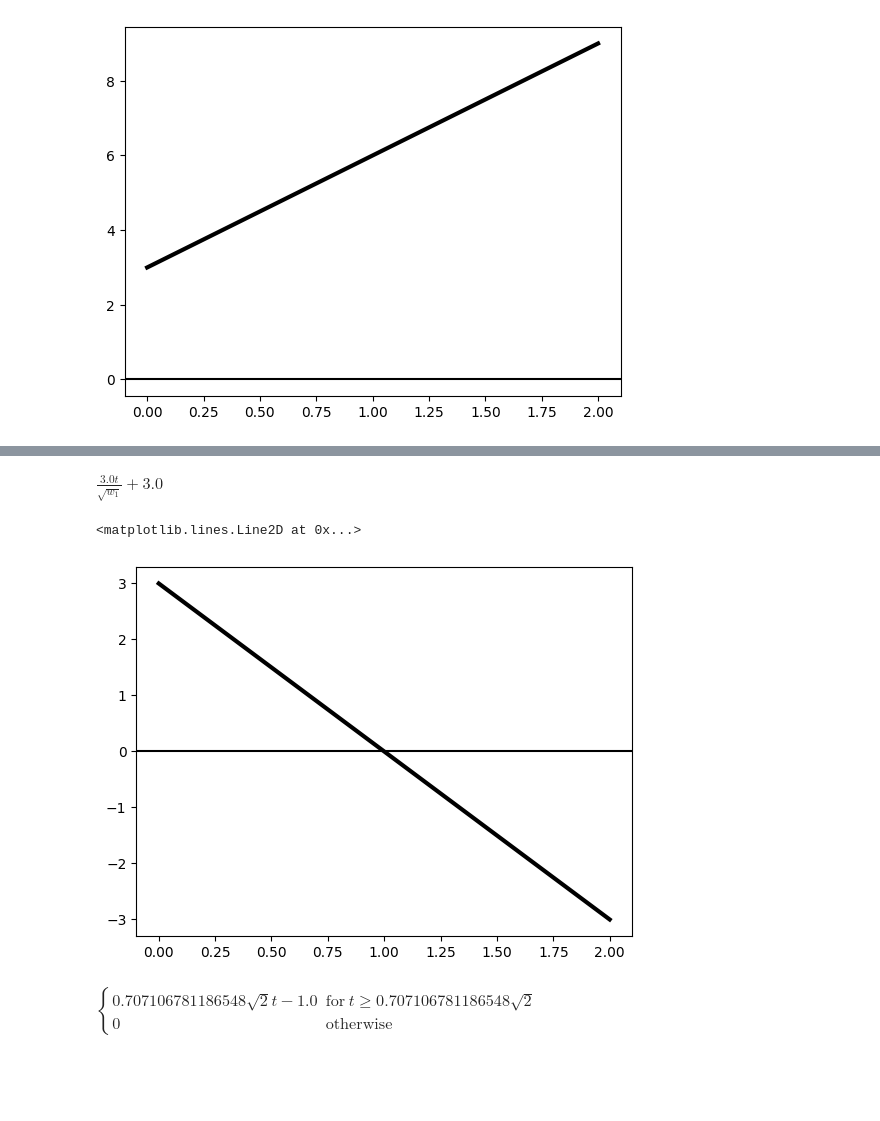
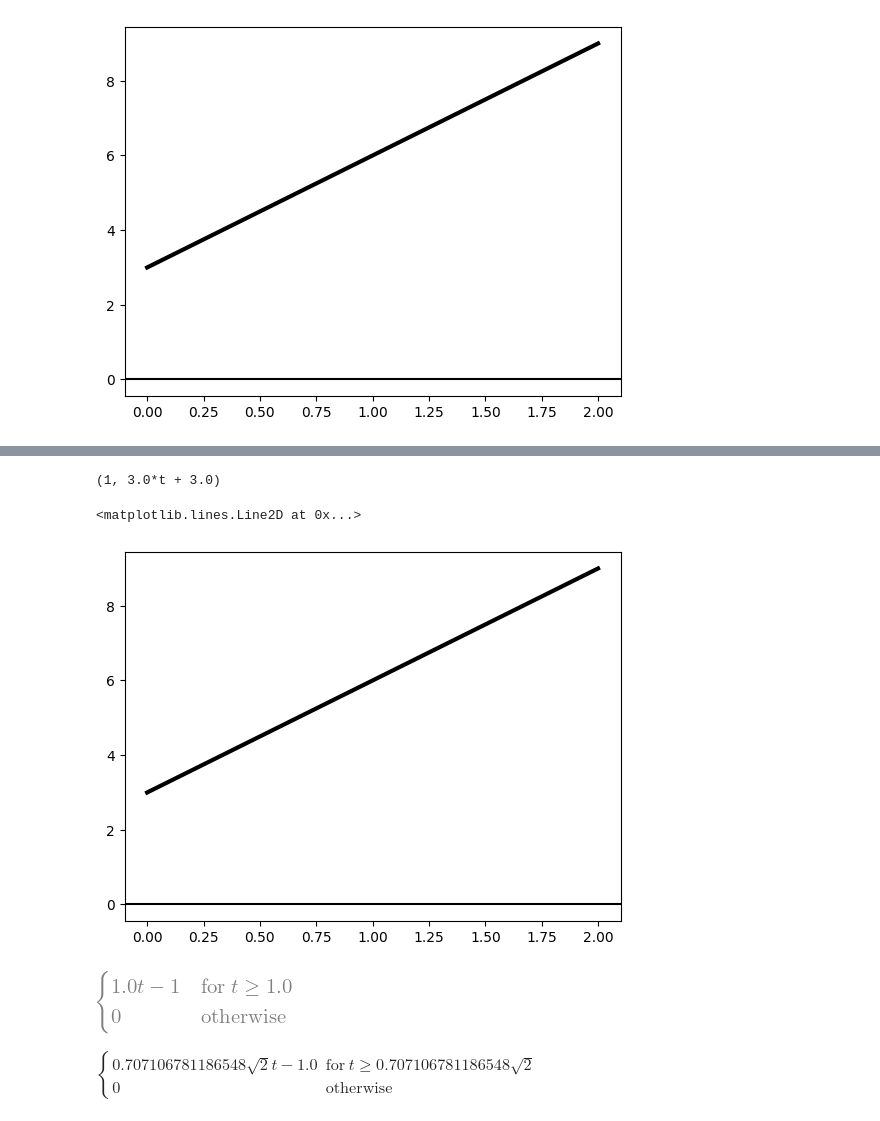
Before and after one commit to kumiori/indiscrete, a Jupyter notebook: playground/discrete-bar-symbolic.ipynb, the cells around one changed output, grey strips where cells are left out. Drawn from its saved outputs; the diff is of its cells as text; code cells hidden in the pictures; blank space fills up the shorter version.

Commit message:
cleaning bifurcation scripts

```diff
--- a/playground/discrete-bar-symbolic.ipynb
+++ b/playground/discrete-bar-symbolic.ipynb
@@ -309,6 +310,28 @@ class ModelAnalysis:
             > 0
         )[0]
         return idx[0]
+
+    def _elastic_energy_m_bifurcations(self, m):
+        state = self.state
+        n = len(state["α"])
+        # n = N
+        N, t, L, E0 = sp.symbols("N t L E0")
+        # _s = model.model.s
+        _s = sp.Function("s")
+
+        at = sp.symbols("α_t")
+        ax = sp.symbols("α^*")
+        return 1.0 / 2.0 * E0 * (N * t / L) ** 2 * 1 / ((N - m) * _s(ax) + m * _s(at))
+
+    def energy_m_bifurcations(self, m):
+        state = self.state
+        n = len(state["α"])
+        at = sp.symbols("α_t")
+        ax = sp.symbols("α^*")
+
+        return self._elastic_energy_m_bifurcations(m) + self.matpar["w1"] * (
+            m * self.model.w(at) + (n - m) * self.model.w(ax)
+        )
 # %%
 # N = sp.symbols("N")
 # t = sp.symbols('t')
@@ -901,28 +909,34 @@ _bif_criterion_m_ela = sp.diff(
     _elastic_en_bif_alpha.subs({sp.symbols('α^*'): 0}),
     sp.symbols('α_t')).simplify()               \
     .replace(sp.Function('s'), atls.s)      \
-    .replace(_w, model.model.w)                 \
-        .subs(_matpar).doit().simplify()  \
+    .replace(_w, atls.w)                 \
+    .subs(_matpar).doit().simplify()  \
 
-_bif_criterion_m_dam = sp.diff(model.model._damage(state).subs(subs_bif_α).subs({sp.symbols('α^*'): 0})    \
-    .replace(_w, model.model.w).doit(), sp.symbols('α_t'))
+_bif_criterion_m_dam = sp.diff(
+    atls._damage(state).subs(subs_bif_α).subs({sp.symbols('α^*'): 0})    \
+        .replace(_w, atls.w).doit(),
+    sp.symbols('α_t'))
 # %%
 bif_solutions = sp.solve(_bif_criterion_m_ela + _bif_criterion_m_dam, sp.symbols('α_t'))
 # %%
 positive_solution_idx = np.where(np.array([sp.diff(b, t).subs(_matpar) for b in bif_solutions]) > 0)[0][0]
-# %%
-bif_solutions[positive_solution_idx]
-# %% [output]
-$\displaystyle \frac{3.0 t}{\sqrt{w_{1}}} + 3.0$
+# %%
+positive_solution_idx, bif_solutions[positive_solution_idx]
+# %% [output]
+(1, 3.0*t + 3.0)
 # %%
-bif = bif_solutions[0]
-_loads = np.linspace(0., float(γ.subs(_matpar)), 30)
+bif = bif_solutions[positive_solution_idx]
+_loads = np.linspace(0.0, float(γ.subs(_matpar)), 30)
 
-_f = sp.lambdify(t, bif.subs(_matpar), 'numpy')
-plt.plot(_loads, _f(_loads), c='k', lw=3)
+_f = sp.lambdify(t, bif.subs(_matpar), "numpy")
+plt.plot(_loads, _f(_loads), c="k", lw=3)
 
-plt.axhline(0, c='k')
+plt.axhline(0, c="k")
 # %% [output]
 <matplotlib.lines.Line2D at 0x...>
-[figure, old version]
+[figure, new version]
+# %%
+alpha
+# %% [output]
+[figure, added]
 # %%
```
Also changed, not shown: parts of 39 cells of this notebook.
